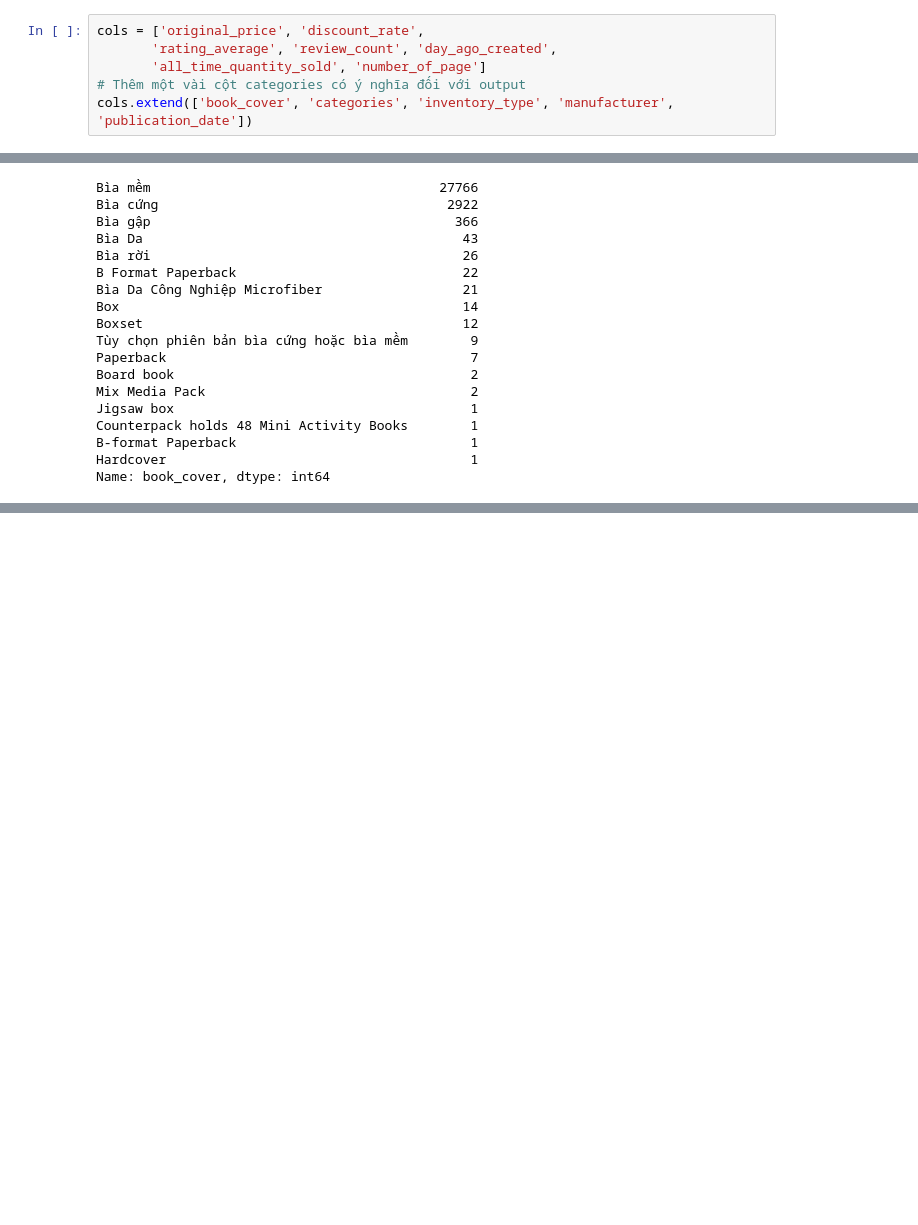
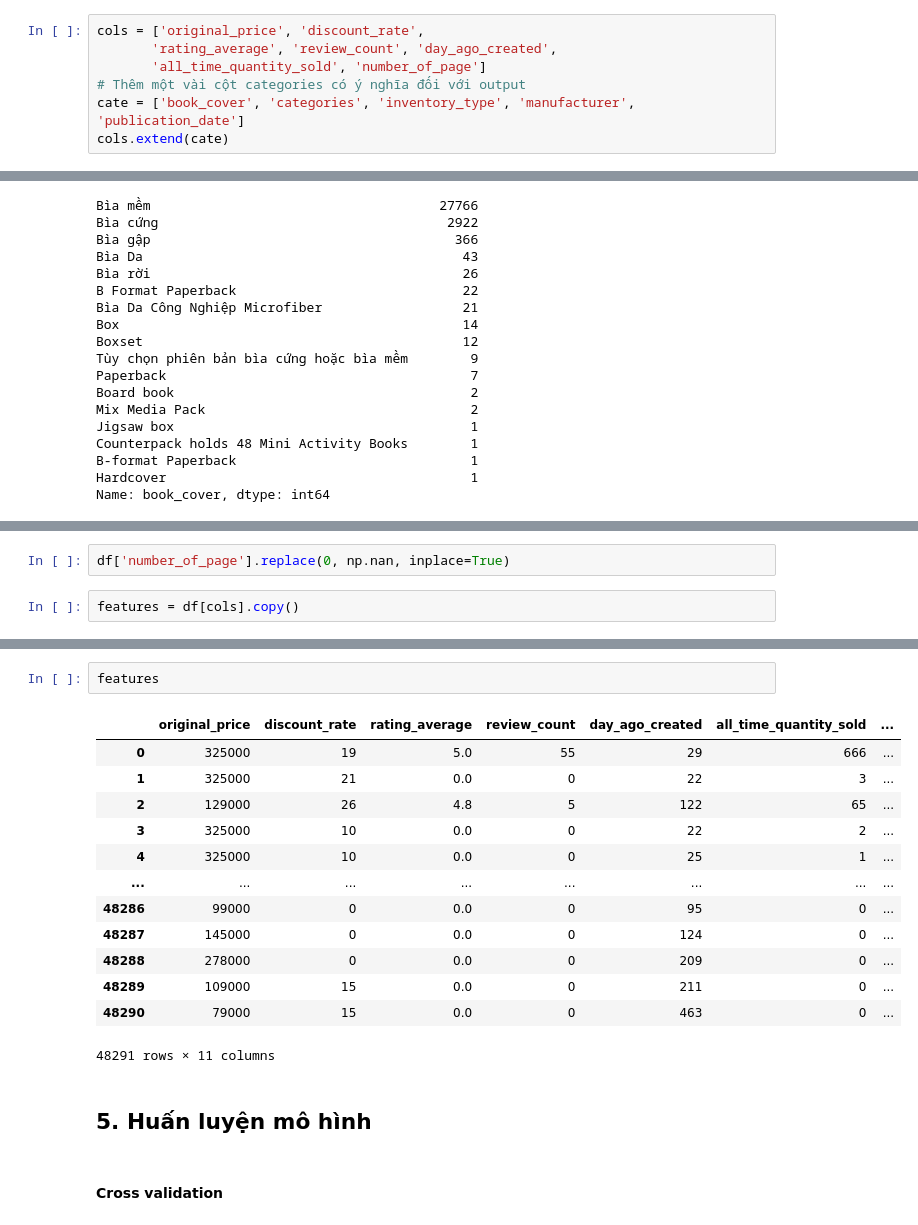
Before and after one commit to Miruku2201/NMKHDL_Final_Project, a Jupyter notebook: models.ipynb, the cells around one changed output, grey strips where cells are left out. Cells and saved outputs as stored; diff of their text form; blank space fills up the shorter version.

```diff
--- a/models.ipynb
+++ b/models.ipynb
@@ -146,7 +150,8 @@ cols = ['original_price', 'discount_rate',
        'rating_average', 'review_count', 'day_ago_created',
        'all_time_quantity_sold', 'number_of_page']
 # Thêm một vài cột categories có ý nghĩa đối với output
-cols.extend(['book_cover', 'categories', 'inventory_type', 'manufacturer', 'publication_date'])
+cate = ['book_cover', 'categories', 'inventory_type', 'manufacturer', 'publication_date']
+cols.extend(cate)
 # %% [markdown]
 Xem qua kiểu dữ liệu của các cột
 # %%
@@ -268,0 +305,4 @@ df[df['book_cover'].isna()]
+# %%
+df['number_of_page'].replace(0, np.nan, inplace=True)
+# %%
+features = df[cols].copy()
@@ -268,0 +335,20 @@ df[df['book_cover'].isna()]
+# %%
+features
+# %% [output]
+|  | original_price | discount_rate | rating_average | review_count | day_ago_created | all_time_quantity_sold | ... |
+| 0 | 325000 | 19 | 5.0 | 55 | 29 | 666 | ... |
+| 1 | 325000 | 21 | 0.0 | 0 | 22 | 3 | ... |
+| 2 | 129000 | 26 | 4.8 | 5 | 122 | 65 | ... |
+| 3 | 325000 | 10 | 0.0 | 0 | 22 | 2 | ... |
+| 4 | 325000 | 10 | 0.0 | 0 | 25 | 1 | ... |
+| ... | ... | ... | ... | ... | ... | ... | ... |
+| 48286 | 99000 | 0 | 0.0 | 0 | 95 | 0 | ... |
+| 48287 | 145000 | 0 | 0.0 | 0 | 124 | 0 | ... |
+| 48288 | 278000 | 0 | 0.0 | 0 | 209 | 0 | ... |
+| 48289 | 109000 | 15 | 0.0 | 0 | 211 | 0 | ... |
+| 48290 | 79000 | 15 | 0.0 | 0 | 463 | 0 | ... |
+48291 rows × 11 columns
+# %% [markdown]
+## **5. Huấn luyện mô hình**
+# %% [markdown]
+#### **Cross validation**
```
Also changed, not shown: parts of 21 cells of this notebook.
